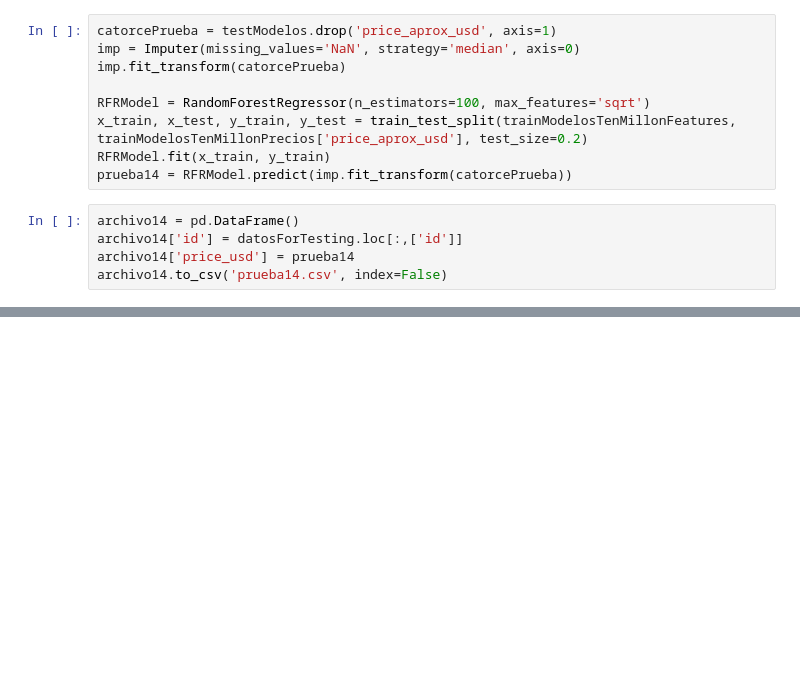
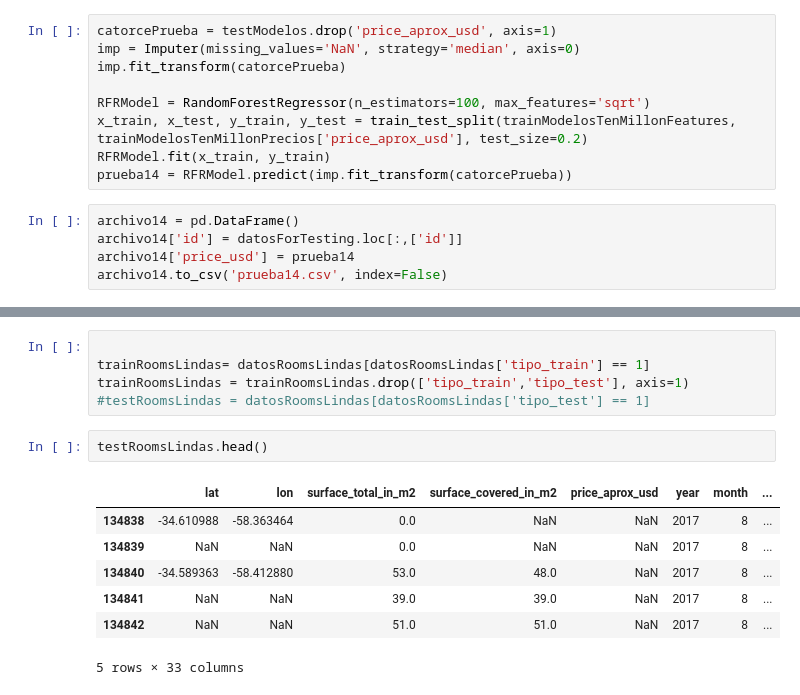
Before and after one commit to NicoGallegos/tpdatos, a Jupyter notebook: TP 2 -Nico.ipynb, the cells around one changed output, grey strips where cells are left out. Drawn from its saved outputs; the diff is of its cells as text; blank space fills up the shorter version.

```diff
--- a/TP 2 -Nico.ipynb
+++ b/TP 2 -Nico.ipynb
@@ -1747,0 +1776,15 @@ archivo14.to_csv('prueba14.csv', index=False)
+# %%
+
+trainRoomsLindas= datosRoomsLindas[datosRoomsLindas['tipo_train'] == 1]
+trainRoomsLindas = trainRoomsLindas.drop(['tipo_train','tipo_test'], axis=1)
+#testRoomsLindas = datosRoomsLindas[datosRoomsLindas['tipo_test'] == 1]
+# %%
+testRoomsLindas.head()
+# %% [output]
+|  | lat | lon | surface_total_in_m2 | surface_covered_in_m2 | price_aprox_usd | year | month | ... |
+| 134838 | -34.610988 | -58.363464 | 0.0 | NaN | NaN | 2017 | 8 | ... |
+| 134839 | NaN | NaN | 0.0 | NaN | NaN | 2017 | 8 | ... |
+| 134840 | -34.589363 | -58.412880 | 53.0 | 48.0 | NaN | 2017 | 8 | ... |
+| 134841 | NaN | NaN | 39.0 | 39.0 | NaN | 2017 | 8 | ... |
+| 134842 | NaN | NaN | 51.0 | 51.0 | NaN | 2017 | 8 | ... |
+5 rows × 33 columns
```
Also changed, not shown: parts of 14 cells of this notebook.
